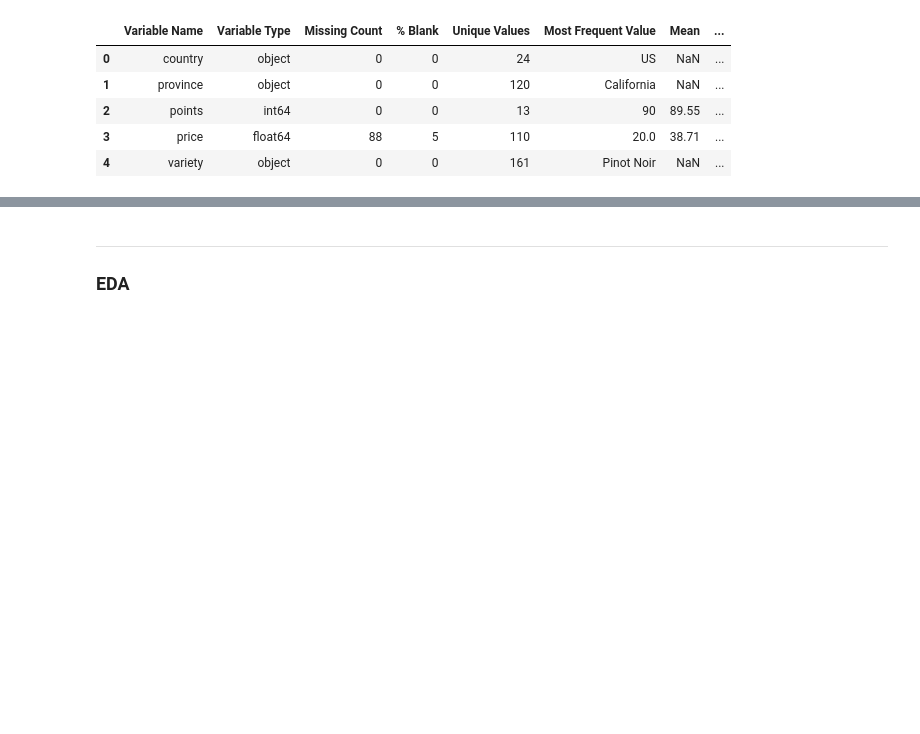
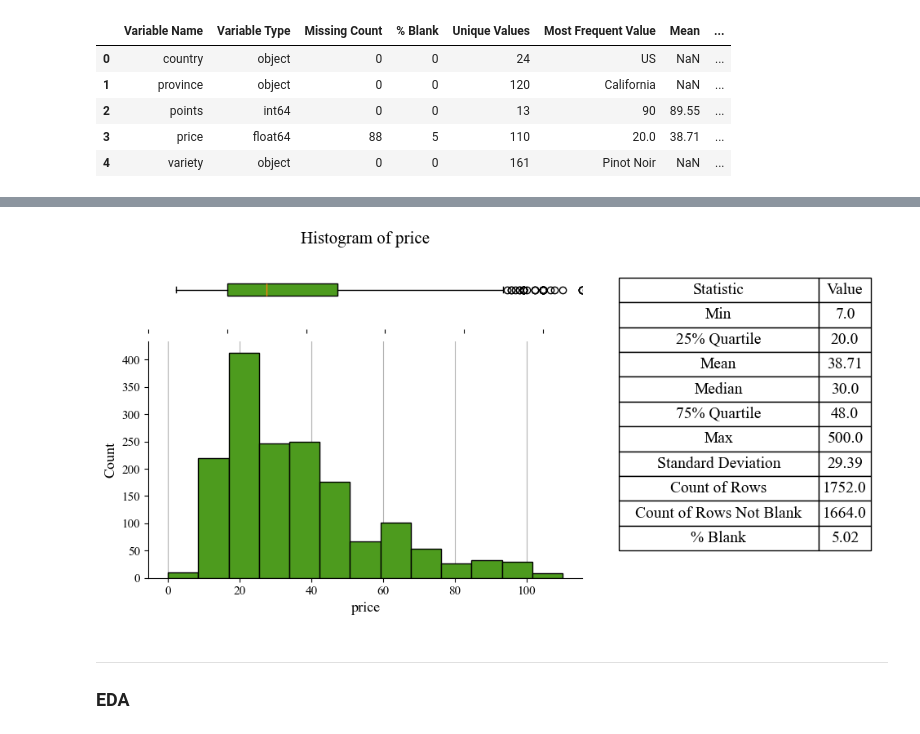
Before and after one commit to Riley25/DataNova, a Jupyter notebook: src/datanova/test.ipynb, the cells around one changed output, grey strips where cells are left out. Drawn from its saved outputs; the diff is of its cells as text; code cells hidden in the pictures; blank space fills up the shorter version.

```diff
--- a/src/datanova/test.ipynb
+++ b/src/datanova/test.ipynb
@@ -35,2 +38,6 @@ bar_chart_data(df,text, top_n_rows = 8)
 # %%
-bar(df,text)
+fig = hist(WINE_DF, 'price', width = 10, height = 5, n_bins=13, xlim=[0,110])
+fig.savefig('D:/Documents/Python/DataNova/imges/HIST.png', dpi = 550)
+display(fig)
+# %% [output]
+[figure, added]
```
Also changed, not shown: parts of 5 cells of this notebook, 6 other files.
